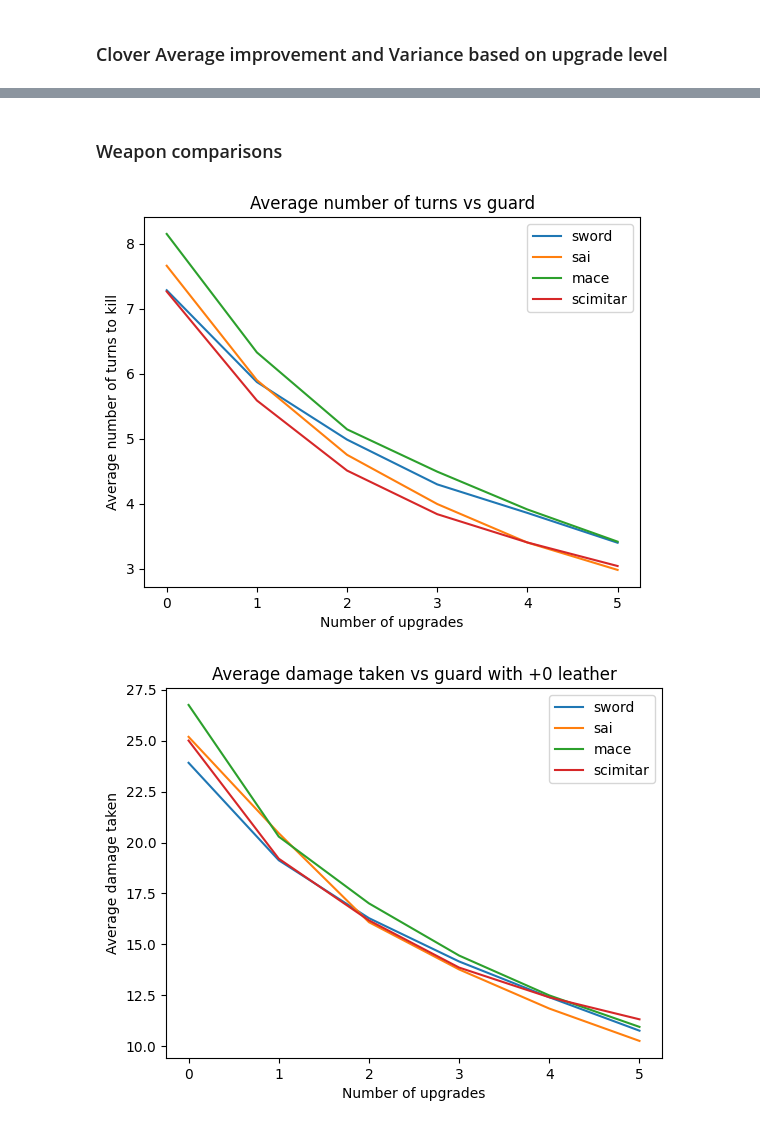
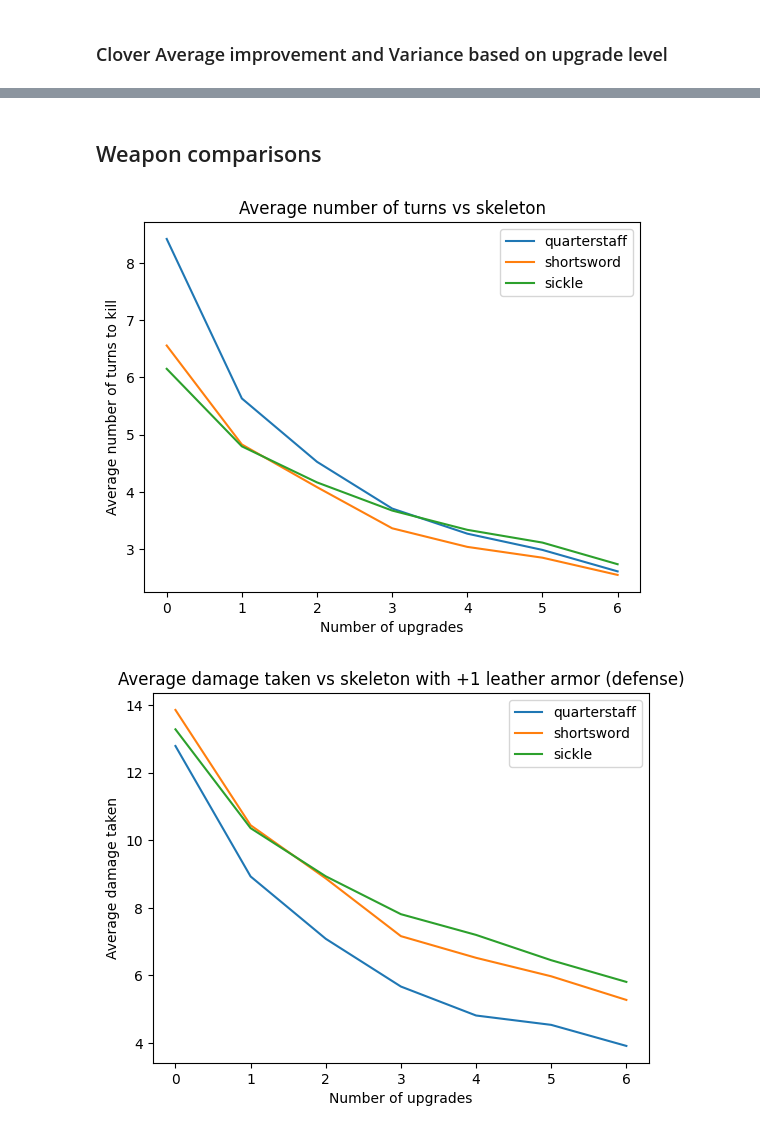
Before and after one commit to lordlen/ShPDTests, a Jupyter notebook: shattered pd tests.ipynb, the cells around one changed output, grey strips where cells are left out. Saved outputs shown, nothing was run; the diff lists cells and outputs as text; code cells hidden in the pictures.

Commit message:
Skeleton weapon comparison Add encumberment Refactor armor

```diff
--- a/shattered pd tests.ipynb
+++ b/shattered pd tests.ipynb
@@ -174,7 +182,7 @@ def triangular_discrete(low, high):
     return low + math.floor((u1 + u2) * (high - low + 1) / 2)
 
 def roll_ranges(ranges):
-    return sum(triangular_discrete(x[0], x[1]) for x in ranges)
+    return sum(max(0, triangular_discrete(x[0], x[1])) for x in ranges)
 
 def roll_damage_taken(defense_intervals, damage_intervals, hit_chance):
     defense_roll = roll_ranges(defense_intervals)
@@ -182,6 +190,11 @@ def roll_damage_taken(defense_intervals, damage_intervals, hit_chance):
     evasion_roll = 1 if random.uniform(0, 1) < hit_chance else 0
     return evasion_roll * calc_final_damage(damage_roll, defense_roll)
 
+def roll_skeleton_explosion_damage_taken(defense_intervals):
+    defense_roll = roll_ranges(defense_intervals) + roll_ranges(defense_intervals)
+    damage_roll = roll_ranges((6,12))
+    return calc_final_damage(damage_roll, defense_roll)
+
 def simulate_damage(defense_intervals, damage_intervals, hit_chance, num_iterations):
     data_points = []
     for _ in range(num_iterations):
@@ -194,7 +207,7 @@ def simulate_damage(defense_intervals, damage_intervals, hit_chance, num_iterati
 ###########################Config variables###########################
 creature = Creatures.tengu
 armor = Armors.mail
-armor_level = 1
+armor_level = 3
 hero_level = 12
 evasion_multiplier = 1
 num_simulations = 100000
@@ -206,7 +219,7 @@ armor_defense = ArmorInstance(armor, armor_level, ArmorAugment.DEFENSE)
 armor_evasion = ArmorInstance(armor, armor_level, ArmorAugment.EVASION)
 
 def simulate_damage_taken(accuracy, damage_interval, armor, hero_level, evasion_multiplier, num_simulations, extra_defenses):
-    base_armor = armor.base_defense
+    base_armor = armor.armor.base_defense
     augmentation = armor.augment
     armor_level = armor.upgrade
     base_evasion = hero_level + 4
@@ -218,7 +231,6 @@ def simulate_damage_taken(accuracy, damage_interval, armor, hero_level, evasion_
 
 accuracy = creature.accuracy
 damage_interval = creature.damage
-base_armor = (armor[0], armor[1])
 
 data_unaug = simulate_damage_taken(accuracy, damage_interval, armor_unaug, hero_level, evasion_multiplier, num_simulations, extra_defenses)
 data_defense = simulate_damage_taken(accuracy, damage_interval, armor_defense, hero_level, evasion_multiplier, num_simulations, extra_defenses)
@@ -553,20 +565,20 @@ plt.show()
 # %% [markdown]
-### Weapon comparisons
+## Weapon comparisons
 # %%
 ###########################Config variables###########################
-enemy = Creatures.bat
+enemy = Creatures.skeleton
 weapons = [
-    WeaponInstance(Weapons.sword),
-    WeaponInstance(Weapons.sai),
-    WeaponInstance(Weapons.mace),
-    WeaponInstance(Weapons.scimitar)
+    WeaponInstance(Weapons.quarterstaff),
+    WeaponInstance(Weapons.shortsword),
+    WeaponInstance(Weapons.sickle)
 ]
-hero_level = 8
-strength = 13
+hero_level = 7
+strength = 12
 num_simulations = 1000
-num_upgrades: tuple[int, int] = (0,5)
-ignore_defense = False
-armor = ArmorInstance(Armors.leather, 0, ArmorAugment.NONE)
+num_upgrades: tuple[int, int] = (0,6)
+armor = ArmorInstance(Armors.leather, 1, ArmorAugment.DEFENSE)
+ignore_enemy_evasion = False
+hero_first = True
 #########################################################################
 
 hero_accuracy = hero_level + 9
@@ -581,11 +593,16 @@ enemy_hit_rate = calc_hit_rate(enemy.accuracy, hero_evasion)
 for weapon in weapons:
     num_turns_results = []
     damage_taken_results = []
-    hit_rate = calc_hit_rate(hero_accuracy * weapon.weapon.accuracy_multiplier , enemy.evasion)
+    hit_rate = 1 if ignore_enemy_evasion else calc_hit_rate(hero_accuracy * weapon.weapon.accuracy_multiplier , enemy.evasion)
     for i in range(num_upgrades[0], num_upgrades[1] + 1):
         turns_data_points = []
         damage_taken_data_points = []
         weapon.upgrade = i
+        strength_surplus = strength - weapon.weapon.strength + calc_strength_reduction(i)
+        strength_bonus = max(strength_surplus, 0)
+        encumberment = max(-strength_surplus, 0)
+        defense_intervals = [calc_defense_interval_fima(armor.armor.base_defense, armor.upgrade, armor.augment),
+                             calc_weapon_defense(weapon) - encumberment]
         for _ in range(num_simulations):
             enemy_hp = enemy.hp
             num_turns = 0
@@ -594,47 +611,62 @@ for weapon in weapons:
                     [enemy.armor],
                     [
                         calc_damage_interval(weapon),
-                        (0, strength - weapon.weapon.strength + calc_strength_reduction(i))
+                        (0, strength_bonus)
                     ],
-                    hit_rate)
+                    hit_rate / (1.5 ** encumberment))
                 enemy_hp -= damage
-                num_turns += weapon.augment[1] * weapon.weapon.delay
+                num_turns += (weapon.augment[1] * weapon.weapon.delay) * (1.2 ** encumberment)
             damage_taken = 0
-            for i in range(math.ceil(num_turns)):
+            for i in range(math.ceil(num_turns) - (1 if hero_first else 0)):
                 damage_taken += roll_damage_taken(
-                    [calc_defense_interval_fima(armor.base_defense, armor.upgrade, armor.augment),calc_weapon_defense(weapon)],
+                    defense_intervals,
                     [enemy.damage],
                     enemy_hit_rate)
+            # calculate explosion damage
+            if creature is Creatures.skeleton:
+                damage_taken += roll_skeleton_explosion_damage_taken(defense_intervals)
             turns_data_points.append(num_turns)
             damage_taken_data_points.append(damage_taken)
         num_turns_results.append(turns_data_points)
         damage_taken_results.append(damage_taken_data_points)
     num_turns_data.append(num_turns_results)
     damage_taken_data.append(damage_taken_results)
 
 plt.title(f'Average number of turns vs {enemy.name}')
 plt.xlabel("Number of upgrades")
 plt.ylabel("Average number of turns to kill")
 for i in range(len(weapons)):
     plt.plot(range(num_upgrades[0], num_upgrades[1] + 1), [np.average(x) for x in num_turns_data[i]], label=weapons[i].weapon.name)
 plt.legend()
 plt.show()
 
-plt.title(f'Average damage taken vs {enemy.name} with +0 leather')
+armor_augment_phrase = ""
+if armor.augment == ArmorAugment.DEFENSE:
+    armor_augment_phrase = " (defense)"
+elif armor.augment == ArmorAugment.EVASION:
+    armor_augment_phrase = " (evasion)"
+
+weapon_augment_phrase = ""
+if weapon.augment == WeaponAugment.DAMAGE:
+    weapon_augment_phrase = " (damage)"
+elif weapon.augment == WeaponAugment.SPEED:
+    weapon_augment_phrase = " (speed)"
+
+plt.title(f'Average damage taken vs {enemy.name} with +{armor.upgrade} {armor.armor.name}{armor_augment_phrase}')
 plt.xlabel("Number of upgrades")
 plt.ylabel("Average damage taken")
 for i in range(len(weapons)):
     plt.plot(range(num_upgrades[0], num_upgrades[1] + 1), [np.average(x) for x in damage_taken_data[i]], label=weapons[i].weapon.name)
 plt.legend()
 plt.show()
 
 plt.title('Variance on number of turns')
 plt.xlabel("Number of upgrades")
 plt.ylabel("Variance of number of turns to kill")
 for i in range(len(weapons)):
     plt.plot(range(num_upgrades[0], num_upgrades[1] + 1), [np.var(x) for x in num_turns_data[i]], label=weapons[i].weapon.name)
 plt.legend()
 plt.show()
 # %% [output]
-[figure, old version]
+[figure, new version]
-[figure, old version]
+[figure, new version]
```
Also changed, not shown: parts of 8 cells of this notebook.
